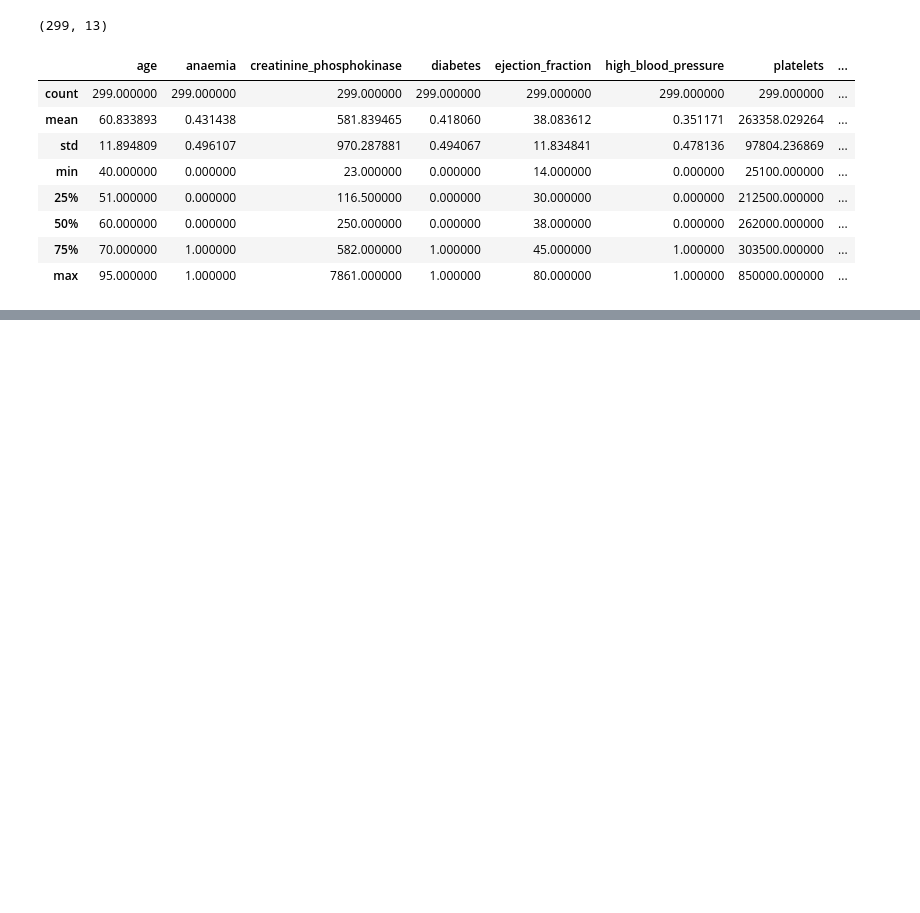
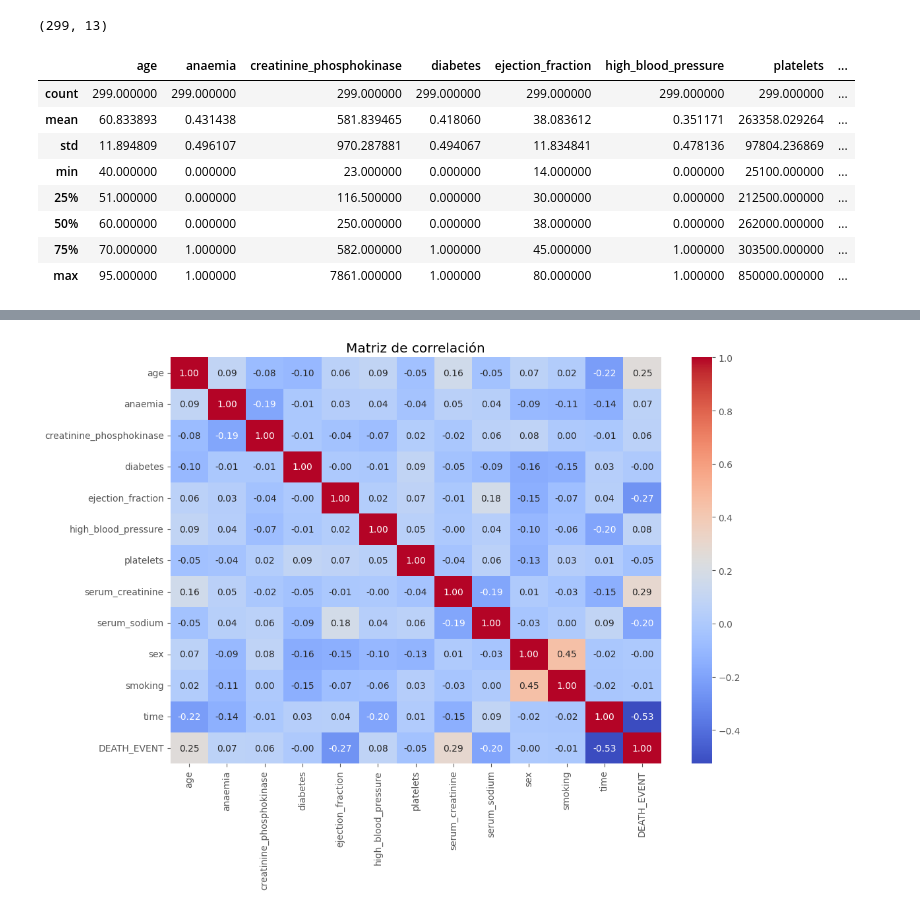
Before and after one commit to jetabaresj/DespliegueTeam23, a Jupyter notebook: Analisis descriptivo.ipynb, the cells around one changed output, grey strips where cells are left out. Cells and saved outputs as stored; diff of their text form; code cells hidden in the pictures; blank space fills up the shorter version.

Commit message:
add new analysis for dataset

```diff
--- a/Analisis descriptivo.ipynb
+++ b/Analisis descriptivo.ipynb
@@ -4,3 +4,10 @@ import pandas as pd
 import numpy as np
 import matplotlib.pyplot as plt
 import seaborn as sns
+from lifelines import KaplanMeierFitter
+from sksurv.nonparametric import kaplan_meier_estimator
+
+import warnings
+warnings.filterwarnings('ignore')
+
+plt.style.use('ggplot')
@@ -7,6 +22,6 @@ import seaborn as sns
 # %%
 #Se cargan los datos en un dataframe
-df = pd.read_csv('/data/heart_failure_clinical_records_dataset.csv')
+df = pd.read_csv('./data/heart_failure_clinical_records_dataset.csv')
 df.head()
 # %% [output]
 |  | age | anaemia | creatinine_phosphokinase | diabetes | ejection_fraction | high_blood_pressure | platelets | ... |
@@ -33,0 +56,8 @@ El dataframe está compuesto por 299 filas y 13 columnas. Todas son de tipo num
+# %%
+#Gráfico de correlación
+plt.figure(figsize=(12, 8))
+sns.heatmap(df.corr(), annot=True, fmt=".2f", cmap='coolwarm')
+plt.title('Matriz de correlación')
+plt.show()
+# %% [output]
+[figure, added]
```
Also changed, not shown: parts of 15 cells of this notebook.
